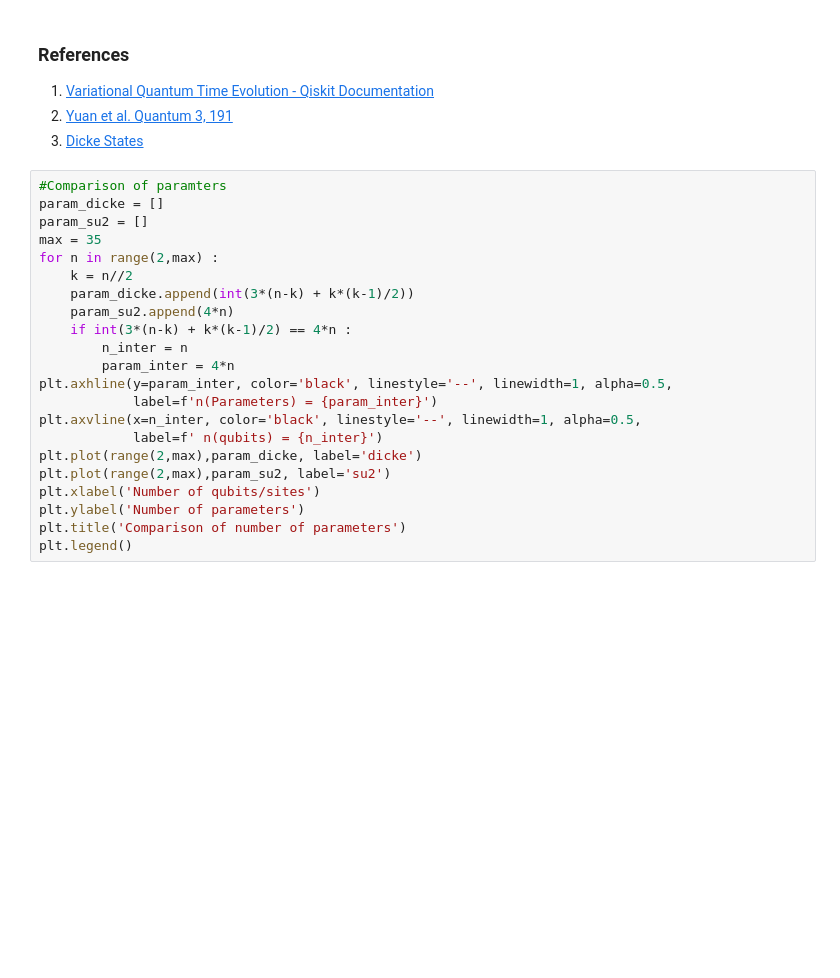
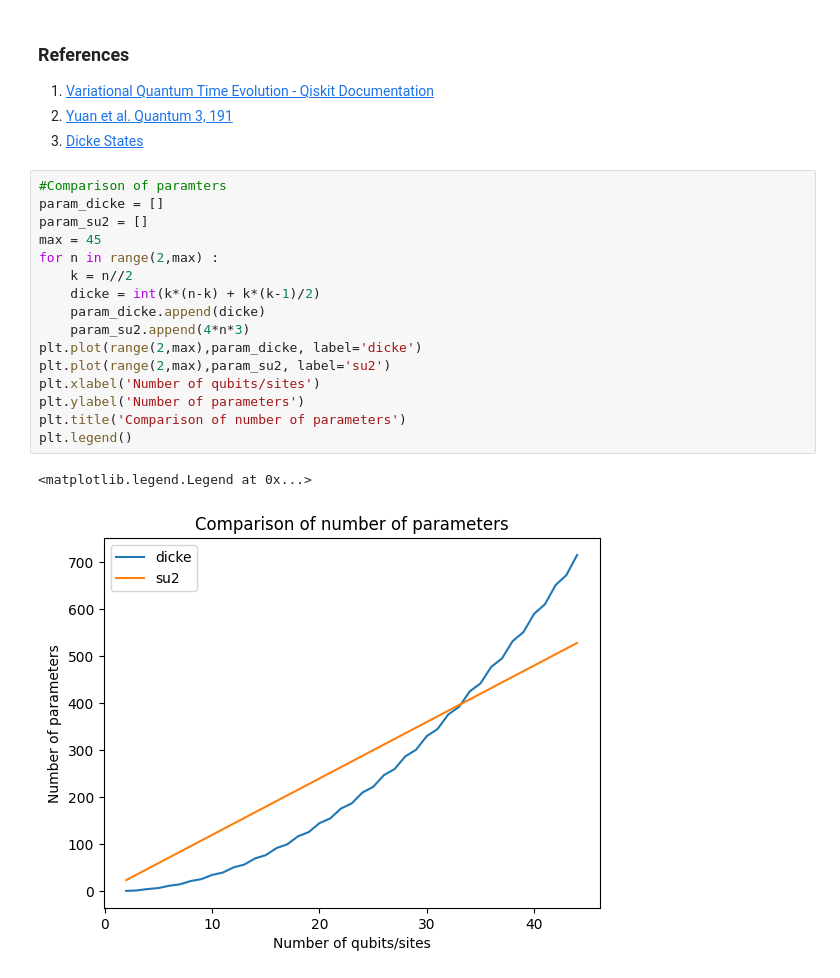
Before and after one commit to Cheshta-Joshi/hubb_sim, a Jupyter notebook: VarQITE_ansatz.ipynb, the cells around one changed output. Drawn from its saved outputs; the diff is of its cells as text; blank space fills up the shorter version.

```diff
--- a/VarQITE_ansatz.ipynb
+++ b/VarQITE_ansatz.ipynb
@@ -228,22 +223,19 @@ Exact lowest eigenvalue found :  -24.99999999994376
 # %%
 #Comparison of paramters
 param_dicke = []
 param_su2 = []
-max = 35
+max = 45
 for n in range(2,max) :
     k = n//2
-    param_dicke.append(int(3*(n-k) + k*(k-1)/2))
-    param_su2.append(4*n)
-    if int(3*(n-k) + k*(k-1)/2) == 4*n :
-        n_inter = n
-        param_inter = 4*n
-plt.axhline(y=param_inter, color='black', linestyle='--', linewidth=1, alpha=0.5,
-            label=f'n(Parameters) = {param_inter}')
-plt.axvline(x=n_inter, color='black', linestyle='--', linewidth=1, alpha=0.5,
-            label=f' n(qubits) = {n_inter}')
+    dicke = int(k*(n-k) + k*(k-1)/2)
+    param_dicke.append(dicke)
+    param_su2.append(4*n*3)
 plt.plot(range(2,max),param_dicke, label='dicke')
 plt.plot(range(2,max),param_su2, label='su2')
 plt.xlabel('Number of qubits/sites')
 plt.ylabel('Number of parameters')
 plt.title('Comparison of number of parameters')
 plt.legend()
+# %% [output]
+<matplotlib.legend.Legend at 0x...>
+[figure, added]
```
Also changed, not shown: parts of 6 cells of this notebook.
